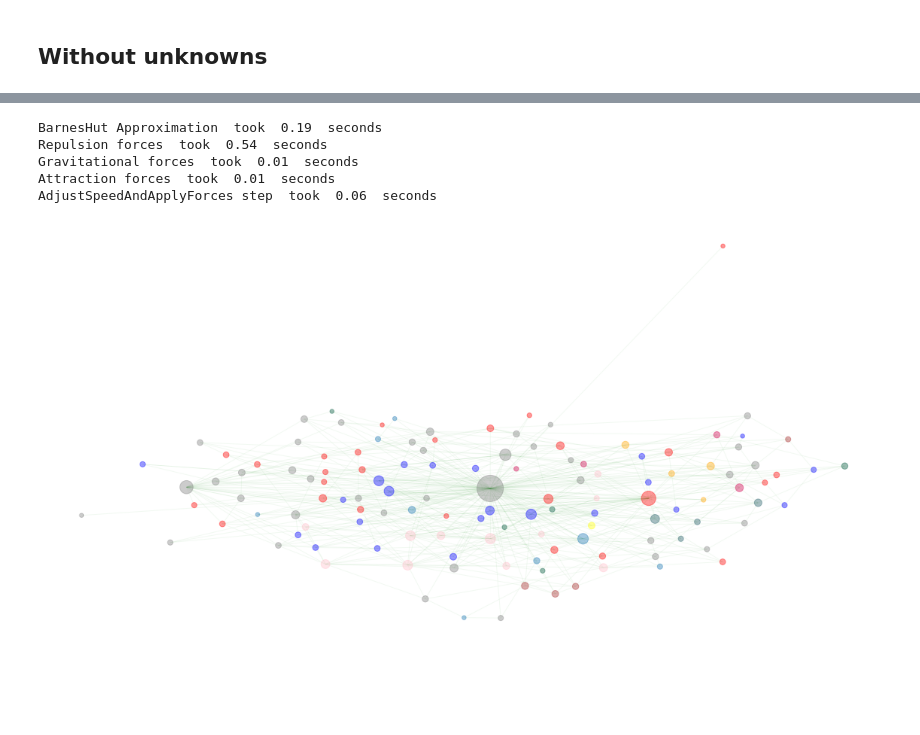
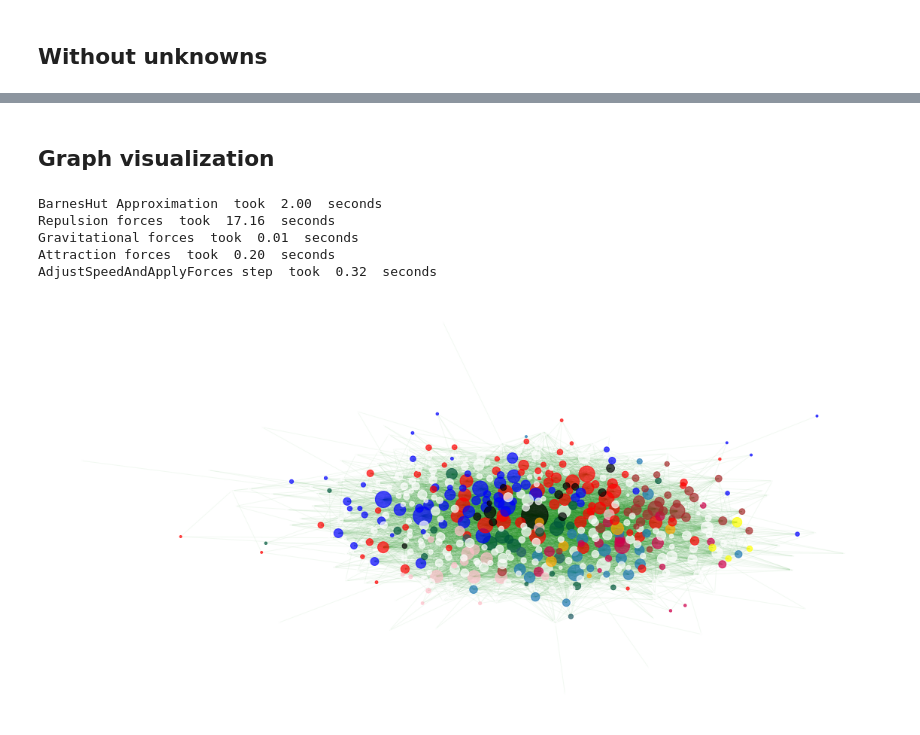
Before and after one commit to 98christianp/politiker, a Jupyter notebook: party_stats.ipynb, the cells around one changed output, grey strips where cells are left out. Cells and saved outputs as stored; diff of their text form; code cells hidden in the pictures; blank space fills up the shorter version.

```diff
--- a/party_stats.ipynb
+++ b/party_stats.ipynb
@@ -46,11 +65,12 @@ def pre_check():
 # %%
-if pre_check():
-    dict_of_attributes = {}
-    for node in G.nodes():
-        x = data.loc[data['Twittername'] == node]
-        party =  x.values[0][2]
-        region = x.values[0][3]
-        print(node, party, region)
-        attribute = {'party': party, 'region': region}
-        dict_of_attributes[node] = attribute
-    nx.set_node_attributes(G, dict_of_attributes)
+dict_of_attributes = {}
+for node in G.nodes():
+    #print(node)
+    x = data.loc[data['Twittername'] == node]
+    #print(x)
+    party =  x.values[0][2]
+    region = x.values[0][3]
+    #print(node, party, region)
+    attribute = {'party': party, 'region': region}
+    dict_of_attributes[node] = attribute
+nx.set_node_attributes(G, dict_of_attributes)
@@ -160,3 +219,5 @@ plt.show()
+# %% [markdown]
+## Graph visualization
 # %%
 Gcc = sorted(nx.weakly_connected_components(G), key=len, reverse=True)
 
@@ -166,7 +227,7 @@ giant = giant.to_undirected()
 
 
 for node in list(giant.nodes()):
-    if (giant.degree(node) <= 5):
+    if (giant.degree(node) <= 2):
         giant.remove_node(node)
 
 parties = list(nx.get_node_attributes(giant,'party').values())
@@ -201,46 +262,46 @@ for i in range(len(parties)): #for all nodes
         color_map.append('orange')
     elif parties[i] == 'Alternativet':
         color_map.append('yellow')
-    elif parties[i] == 'Uden for folketingsgrupperne':
+    elif parties[i] == 'Government':
         color_map.append('black')
     else:
-        color_map.append('grey')
+        color_map.append('white')
 # %%
 from fa2 import ForceAtlas2
 
 forceatlas2 = ForceAtlas2(
                         # Behavior alternatives
-                        outboundAttractionDistribution=True,  # Dissuade hubs   #Want hubs inside other!
+                        outboundAttractionDistribution=False,  # Dissuade hubs   #Want hubs inside other!
                         linLogMode=False,  # NOT IMPLEMENTED
                         adjustSizes=False,  # Prevent overlap (NOT IMPLEMENTED)
                         edgeWeightInfluence=1.0,
 
                         # Performance
                         jitterTolerance=1.0,  # Tolerance
                         barnesHutOptimize=True,
                         barnesHutTheta=1.2,
                         multiThreaded=False,  # NOT IMPLEMENTED
 
                         # Tuning
                         scalingRatio=2.0,
-                        strongGravityMode=False,
+                        strongGravityMode=True,
                         gravity=1.0,
 
                         # Log
                         verbose=True)
 
 
 positions = forceatlas2.forceatlas2_networkx_layout(giant, pos=None, iterations=2000)
 
 plt.figure(figsize=(20,10))
-nx.draw_networkx_nodes(giant, positions, node_color=color_map, alpha=0.4,node_size=[v * 10 for v in d.values()])
+nx.draw_networkx_nodes(giant, positions, node_color=color_map, alpha=0.7,node_size=[v * 3 for v in d.values()])
 nx.draw_networkx_edges(giant, positions, edge_color="green", alpha=0.05)
 plt.axis('off')
 plt.show()
 # %% [output]
-BarnesHut Approximation  took  0.19  seconds
-Repulsion forces  took  0.54  seconds
+BarnesHut Approximation  took  2.00  seconds
+Repulsion forces  took  17.16  seconds
 Gravitational forces  took  0.01  seconds
-Attraction forces  took  0.01  seconds
-AdjustSpeedAndApplyForces step  took  0.06  seconds
+Attraction forces  took  0.20  seconds
+AdjustSpeedAndApplyForces step  took  0.32  seconds
-[figure, old version]
+[figure, new version]
```
Also changed, not shown: parts of 28 cells of this notebook, 1 other file.
